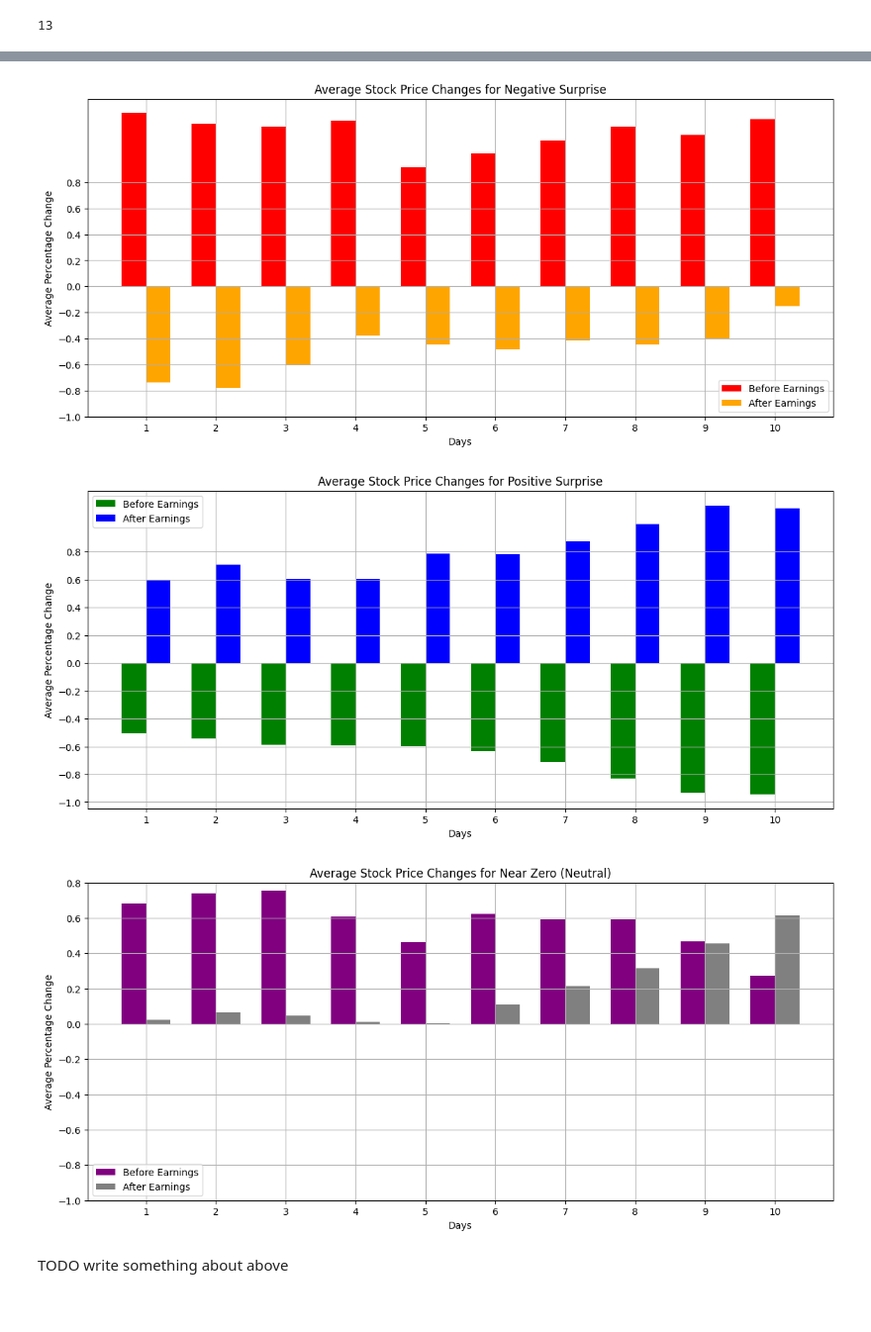
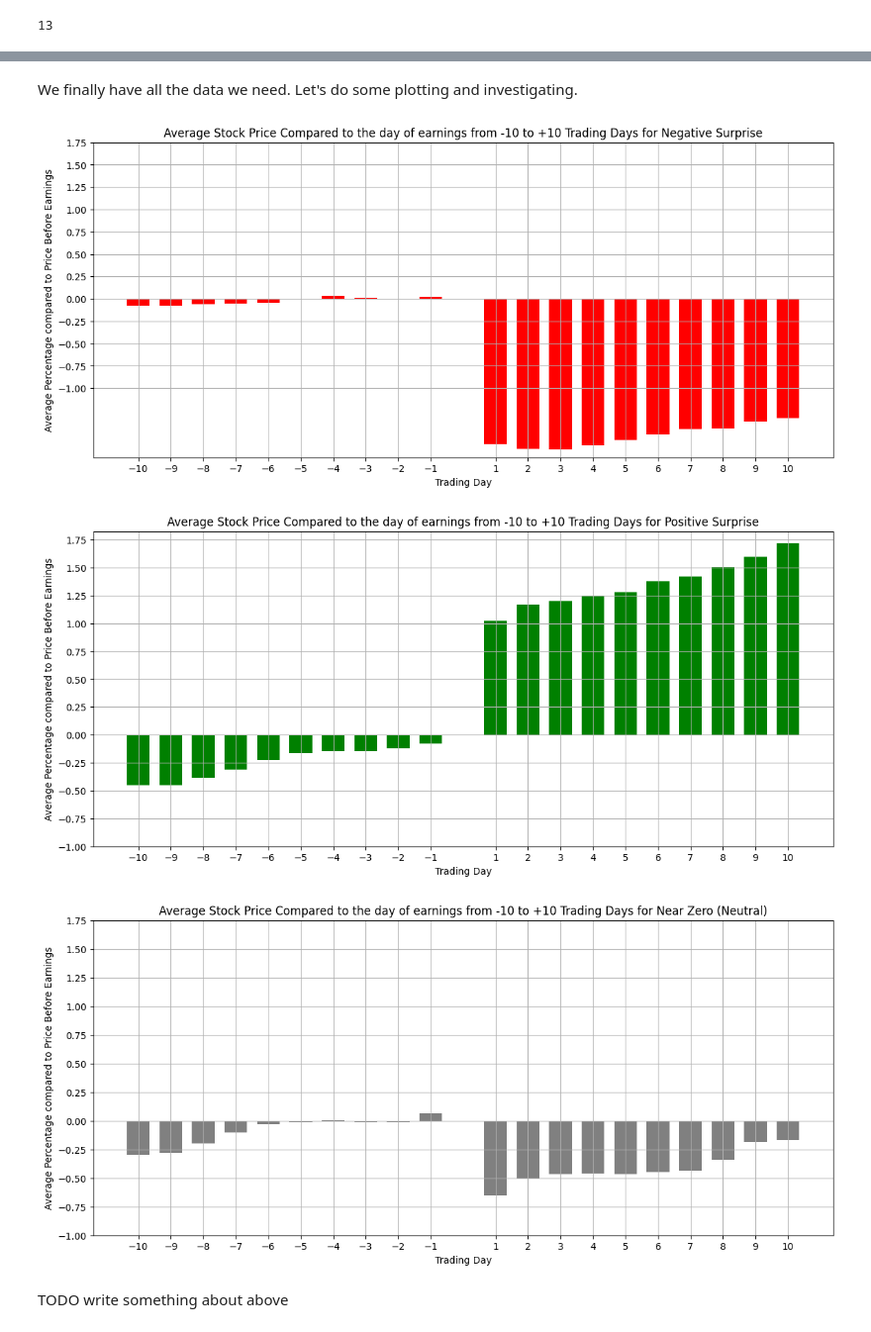
Before and after one commit to thunder913/Data-Science, a Jupyter notebook: stock_analysis.ipynb, the cells around one changed output, grey strips where cells are left out. Shown at 99% size. Saved outputs shown, nothing was run; the diff lists cells and outputs as text; code cells hidden in the pictures.

Commit message:
Fix charts for earnings

```diff
--- a/stock_analysis.ipynb
+++ b/stock_analysis.ipynb
@@ -446,9 +446,8 @@ merged_data = pd.merge(stock_data_tidy, earnings_data_tidy, on=['ticker', 'date'
 # %%
 merged_data.sort_values(by=['ticker', 'date'], inplace=True)
 # %%
-# Define event window (5 to 10 days after earnings announcement)
-event_window_start = -11
+event_window_start = -12
 event_window_end = 12
 # %%
-merged_data = merged_data.drop(columns=['dividends', 'stock_splits', 'release_time'])
+merged_data = merged_data.drop(columns=['dividends', 'stock_splits'])
 # %% [markdown]
@@ -528,71 +535,67 @@ merged_data
 # Calculate the percentage change for each day before and after the earnings announcement
 for day in range(1, event_window_end - 1):
     merged_data[f'change_{day}_days_before'] = merged_data.apply(
-        lambda row: calculate_diff_percent(row[f'price_{day}_days_before'], row[f'close']), axis=1
+        lambda row: calculate_diff_percent(row[f'price_{day}_days_before'], row[f'price_before_earnings']), axis=1
     )
 
     merged_data[f'change_{day}_days_after'] = merged_data.apply(
-        lambda row: calculate_diff_percent(row[f'price_{day}_days_after'], row[f'close']), axis=1
+        lambda row: calculate_diff_percent(row[f'price_{day}_days_after'], row[f'price_before_earnings']), axis=1
     )
+# %% [markdown]
+We finally have all the data we need. Let's do some plotting and investigating.
 # %%
 import numpy as np
 import matplotlib.pyplot as plt
 
-def plot_avg_changes(data, category, color_before, color_after):
+def plot_avg_changes(data, category, color, title = None, y_min = -1):
     """
     Plot average stock price changes before and after earnings for a given category.
 
     Parameters:
     - data: DataFrame containing the filtered data for the category.
     - category: String name of the category (e.g., 'Negative Surprise').
-    - color_before: Color for the 'Before Earnings' bars.
-    - color_after: Color for the 'After Earnings' bars.
+    - color: Color for the 'After Earnings' bars.
+    - title: Custom title for the plot.
+    - y_min: The minimum value for the y axis.
     """
-    average_changes_before = []
-    average_changes_after = []
+    percentage_changes = []
 
-    for day in range(1, 11):
+    # Calculate average changes from 10 days before to 10 days after earnings
+    for day in range(10, 0, -1):  # Days before earnings (negative days)
         avg_before = data[f'change_{day}_days_before'].mean()
+        percentage_changes.append(avg_before)
+
+    for day in range(1, 11):  # Days after earnings (positive days)
         avg_after = data[f'change_{day}_days_after'].mean()
-        average_changes_before.append(avg_before)
-        average_changes_after.append(avg_after)
+        percentage_changes.append(avg_after)
 
-    # Plotting the results
-    days = np.arange(1, 11)
-    bar_width = 0.35
+    days = np.concatenate((np.arange(-10, 0), np.arange(1, 11)))  # Days from -10 to +10
 
     plt.figure(figsize=(14, 6))
 
-    plt.bar(days - bar_width/2, average_changes_before, width=bar_width, color=color_before, label='Before Earnings')
-    plt.bar(days + bar_width/2, average_changes_after, width=bar_width, color=color_after, label='After Earnings')
+    plt.bar(days, percentage_changes, width=0.7, color=color)
 
-    plt.title(f'Average Stock Price Changes for {category}')
-    plt.xlabel('Days')
-    plt.ylabel('Average Percentage Change')
+    plt.title(title if title != None else  f'Average Stock Price Compared to the day of earnings from -10 to +10 Trading Days for {category}')
+    plt.xlabel('Trading Day')
+    plt.ylabel('Average Percentage compared to Price Before Earnings')
     plt.xticks(days)
-    plt.yticks(np.arange(-1, 1, step=0.2))
-    plt.legend()
+    plt.yticks(np.arange(y_min, 2, step=0.25))
     plt.grid(True)
     plt.show()
-
-# Assuming merged_data is already loaded and available
 
 # Filter data for each category
 negative_surprise_data = merged_data[merged_data['eps_category'] == 'Negative Surprise']
 positive_surprise_data = merged_data[merged_data['eps_category'] == 'Positive Surprise']
 neutral_data = merged_data[merged_data['eps_category'] == 'Near Zero']
 
-# Plot for Negative Surprise
-plot_avg_changes(negative_surprise_data, 'Negative Surprise', color_before='red', color_after='orange')
+plot_avg_changes(negative_surprise_data, 'Negative Surprise', 'red')
 
-# Plot for Positive Surprise
-plot_avg_changes(positive_surprise_data, 'Positive Surprise', color_before='green', color_after='blue')
+plot_avg_changes(positive_surprise_data, 'Positive Surprise', 'green')
 
-# Plot for Near Zero (Neutral)
-plot_avg_changes(neutral_data, 'Near Zero (Neutral)', color_before='purple', color_after='gray')
+plot_avg_changes(neutral_data, 'Near Zero (Neutral)', 'gray')
 # %% [output]
-[figure, old version]
+[figure, new version]
-[figure, old version]
+[figure, new version]
-[figure, old version]
+[figure, new version]
 # %% [markdown]
 TODO write something about above
```
Also changed, not shown: parts of 11 cells of this notebook.
